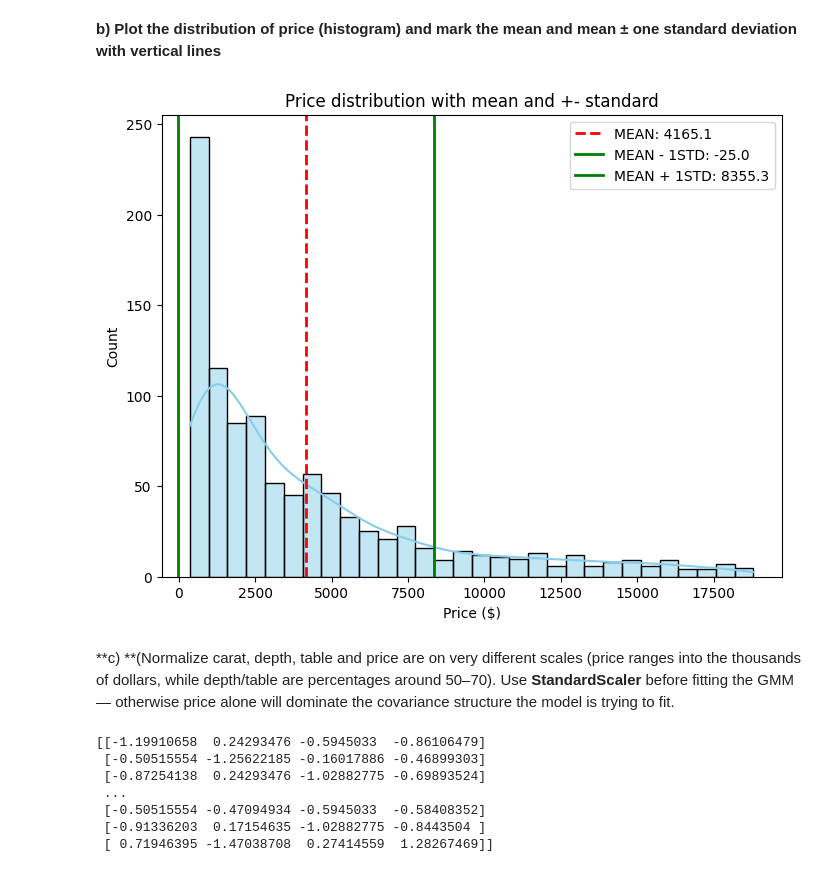
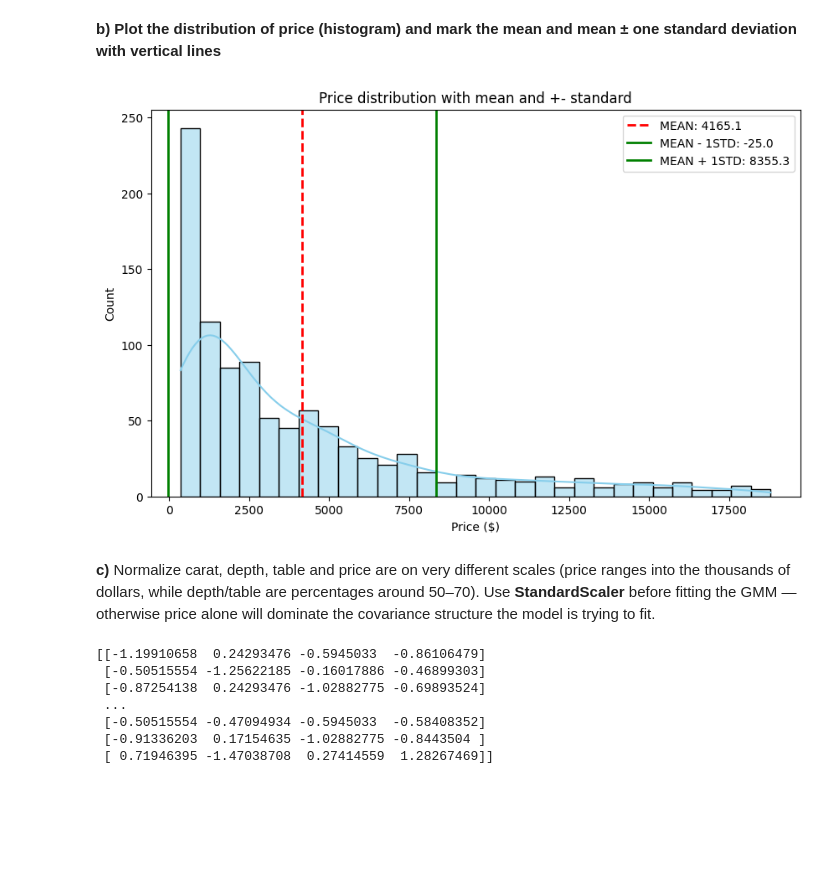
Before and after one commit to frafrad/Flipped-Classroom_S4_FRADIANI-MURGANTE-FRANCESCA, a Jupyter notebook: Flipped_Classroom_S4_FRADIANI_MURGANTE.ipynb, the cells around one changed output. Saved outputs shown, nothing was run; the diff lists cells and outputs as text; code cells hidden in the pictures; blank space fills up the shorter version.

```diff
--- a/Flipped_Classroom_S4_FRADIANI_MURGANTE.ipynb
+++ b/Flipped_Classroom_S4_FRADIANI_MURGANTE.ipynb
@@ -313,28 +312,28 @@ dtype: int64
 # %%
 # b) histogram of 'price' with mean and mean +/- std lines
 mean_price = diamonds_num['price'].mean()
 std_price = diamonds_num['price'].std()
 
 #creo istogramma
-plt.figure(figsize= (8,6))
+plt.figure(figsize= (10,6))
 sns.histplot(diamonds_num['price'], kde=True, bins=30, color='skyblue')
 #disegno istogramma con frequenze del prezzo e curva KDE
 #linea verticale per la media
 plt.axvline(mean_price, color= 'red', linestyle='--', linewidth=2, label=f'MEAN: {mean_price:.1f}')
 
 #linea verticale per la media-standard e media+standard
 plt.axvline(mean_price - std_price, color= 'green', linestyle='-', linewidth=2, label=f'MEAN - 1STD: {mean_price - std_price:.1f}')
 plt.axvline(mean_price + std_price, color= 'green', linestyle='-', linewidth=2, label=f'MEAN + 1STD: {mean_price + std_price:.1f}')
 
 plt.title('Price distribution with mean and +- standard')
 plt.xlabel("Price ($)")
 plt.ylabel("Count")
 plt.legend()
 plt.show()
 # %% [output]
-[figure, old version]
+[figure, new version]
 # %% [markdown]
-**c) **(Normalize carat, depth, table and price are on very different scales (price ranges into the thousands of dollars, while depth/table are percentages around 50–70). Use **StandardScaler** before fitting the GMM — otherwise price alone will dominate the covariance structure the model is trying to fit.
+**c)** Normalize carat, depth, table and price are on very different scales (price ranges into the thousands of dollars, while depth/table are percentages around 50–70). Use **StandardScaler** before fitting the GMM — otherwise price alone will dominate the covariance structure the model is trying to fit.
 # %%
 # c) normalize the 4 numeric columns with StandardScaler
 diamonds_scaled = StandardScaler().fit_transform(diamonds_num)
```
Also changed, not shown: parts of 9 cells of this notebook.
